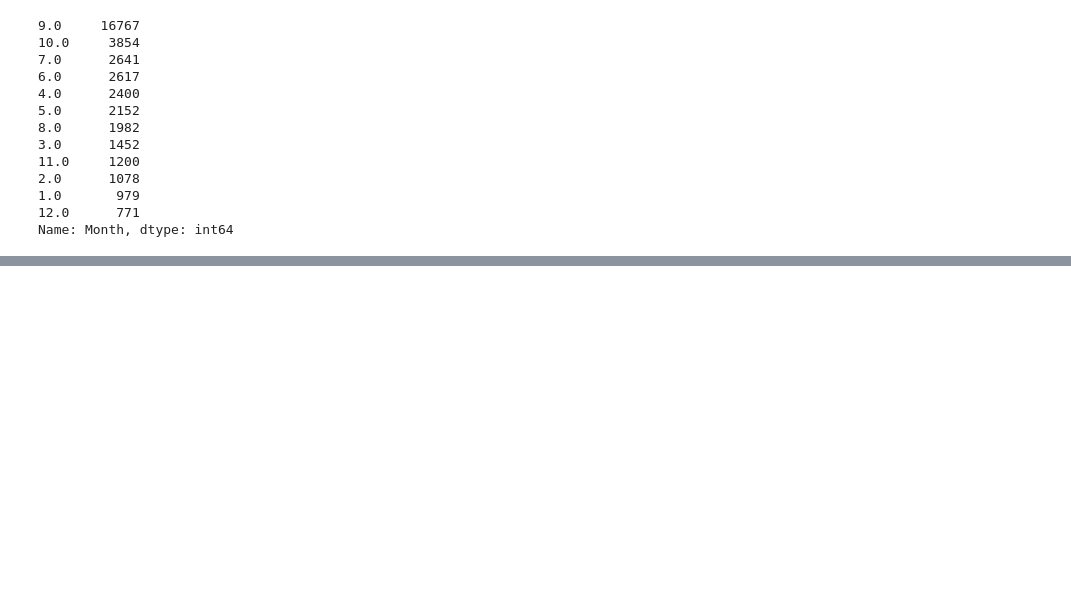
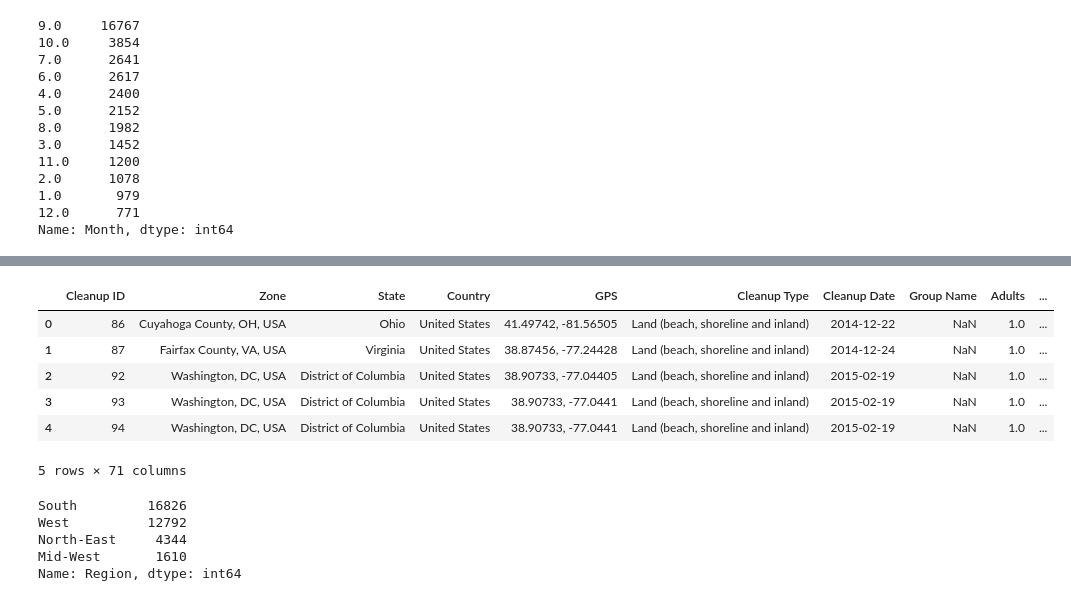
Before and after one commit to dhallankit/DataChallenge2020_DC20006, a Jupyter notebook: Data Challenge2.ipynb, the cells around one changed output, grey strips where cells are left out. Cells and saved outputs as stored; diff of their text form; code cells hidden in the pictures; blank space fills up the shorter version.

```diff
--- a/Data Challenge2.ipynb
+++ b/Data Challenge2.ipynb
@@ -395,0 +420,34 @@ IndentationError: unexpected indent (<ipython-input-47-be84e10d6bb5>, line 3)
+# %%
+west = ["Alaska", "Arizona", "California", "Hawaii", "Idaho","Montana","Nevada","Oregon","Utah","Washington", "Wisconsin", "Wyoming"]
+midwest = ["North Dakota","Illinois", "Indiana", "Iowa", "Kansas","Michigan","Minnesota","Nebraska","New Mexico","Ohio","South Dakota"]
+northeast = ["Connecticut","Maine","Massachusetts","Missouri","New Hampshire","New Jersey","New York", "Pennsylvania", "Rhode Island","Vermont"]
+south = ["South Carolina","Alabama","Arkansas", "Delaware","District of Columbia","Florida", "Georgia", "Kentucky", "Louisiana","Maryland","Mississippi","Oklahoma","South Carolina","Tennessee", "Texas","West Virginia","Virginia"]
+# %%
+for i, row in ocean.iterrows():
+    if row['State'] in west:
+        ocean.loc[i,'Region'] = 'West'
+    elif row['State'] in midwest:
+        ocean.loc[i,'Region'] = 'Mid-West'
+    elif row['State'] in northeast:
+        ocean.loc[i,'Region'] = 'North-East'
+    elif row['State'] in south:
+        ocean.loc[i,'Region'] = 'South'
+# %%
+ocean[['Lat', 'Long']] = ocean.GPS.str.split(",", expand = True)
+ocean.head()
+# %% [output]
+|  | Cleanup ID | Zone | State | Country | GPS | Cleanup Type | Cleanup Date | Group Name | Adults | ... |
+| 0 | 86 | Cuyahoga County, OH, USA | Ohio | United States | 41.49742, -81.56505 | Land (beach, shoreline and inland) | 2014-12-22 | NaN | 1.0 | ... |
+| 1 | 87 | Fairfax County, VA, USA | Virginia | United States | 38.87456, -77.24428 | Land (beach, shoreline and inland) | 2014-12-24 | NaN | 1.0 | ... |
+| 2 | 92 | Washington, DC, USA | District of Columbia | United States | 38.90733, -77.04405 | Land (beach, shoreline and inland) | 2015-02-19 | NaN | 1.0 | ... |
+| 3 | 93 | Washington, DC, USA | District of Columbia | United States | 38.90733, -77.0441 | Land (beach, shoreline and inland) | 2015-02-19 | NaN | 1.0 | ... |
+| 4 | 94 | Washington, DC, USA | District of Columbia | United States | 38.90733, -77.0441 | Land (beach, shoreline and inland) | 2015-02-19 | NaN | 1.0 | ... |
+5 rows × 71 columns
+# %%
+ocean['Region'].value_counts()
+# %% [output]
+South         16826
+West          12792
+North-East     4344
+Mid-West       1610
+Name: Region, dtype: int64
```
Also changed, not shown: parts of 18 cells of this notebook.
